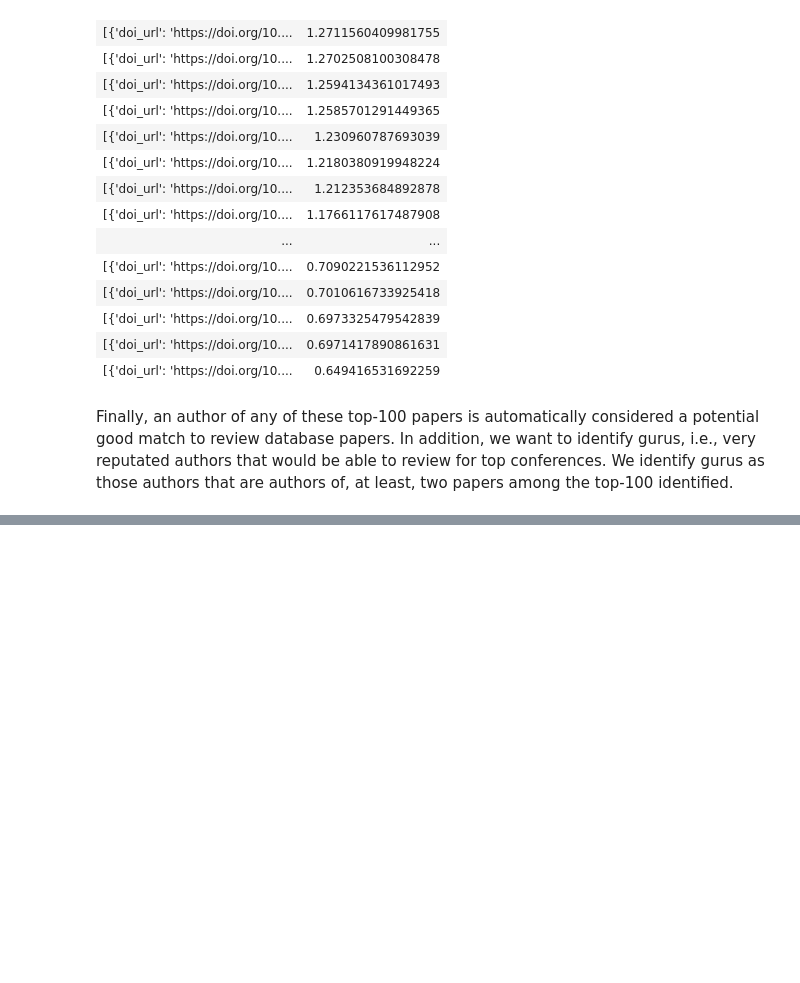
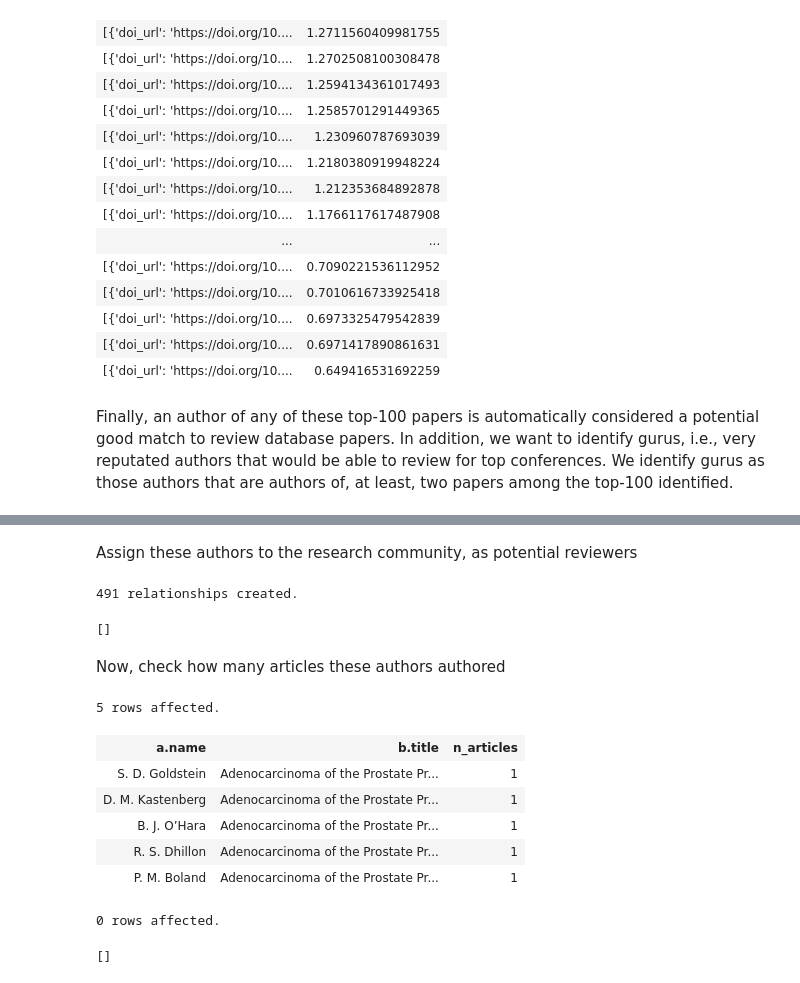
Before and after one commit to diegoquintanav/od-lab-1, a Jupyter notebook: notebooks/4-part-d.ipynb, the cells around one changed output, grey strips where cells are left out. Cells and saved outputs as stored; diff of their text form; code cells hidden in the pictures; blank space fills up the shorter version.

```diff
--- a/notebooks/4-part-d.ipynb
+++ b/notebooks/4-part-d.ipynb
@@ -356,0 +365,35 @@ CREATE (a) -[:guru_of]-> (c);
+# %% [markdown]
+Assign these authors to the research community, as potential reviewers
+# %%
+%%cypher
+MATCH (a:Author)-[:AUTHORS]->(b:Article)-[:RECOMMENDED_TO]->(rc:ResearchCommunity {name: 'databases'})
+WITH a, rc
+MERGE (a)-[:REVIEWER_CANDIDATE]->(rc)
+# %% [output]
+491 relationships created.
+[]
+# %% [markdown]
+Now, check how many articles these authors authored
+# %%
+%%cypher
+MATCH (a:Author)-[:AUTHORS]->(b:Article)-[:RECOMMENDED_TO]->(rc:ResearchCommunity {name: 'databases'})
+RETURN a.name, b.title, count(b) as n_articles
+ORDER BY n_articles DESC
+LIMIT 5
+# %% [output]
+5 rows affected.
+| a.name | b.title | n_articles |
+| S. D. Goldstein | Adenocarcinoma of the Prostate Pr... | 1 |
+| D. M. Kastenberg | Adenocarcinoma of the Prostate Pr... | 1 |
+| B. J. O’Hara | Adenocarcinoma of the Prostate Pr... | 1 |
+| R. S. Dhillon | Adenocarcinoma of the Prostate Pr... | 1 |
+| P. M. Boland | Adenocarcinoma of the Prostate Pr... | 1 |
+# %%
+%%cypher
+MATCH (a:Author)-[:AUTHORS]->(b:Article)-[:RECOMMENDED_TO]->(rc:ResearchCommunity {name: 'databases'})
+WITH a, count(b) as n_articles, rc
+WHERE n_articles >= 2
+MERGE (a)-[:GURU_OF]->(rc)
+# %% [output]
+0 rows affected.
+[]
```
Also changed, not shown: parts of 3 cells of this notebook.
